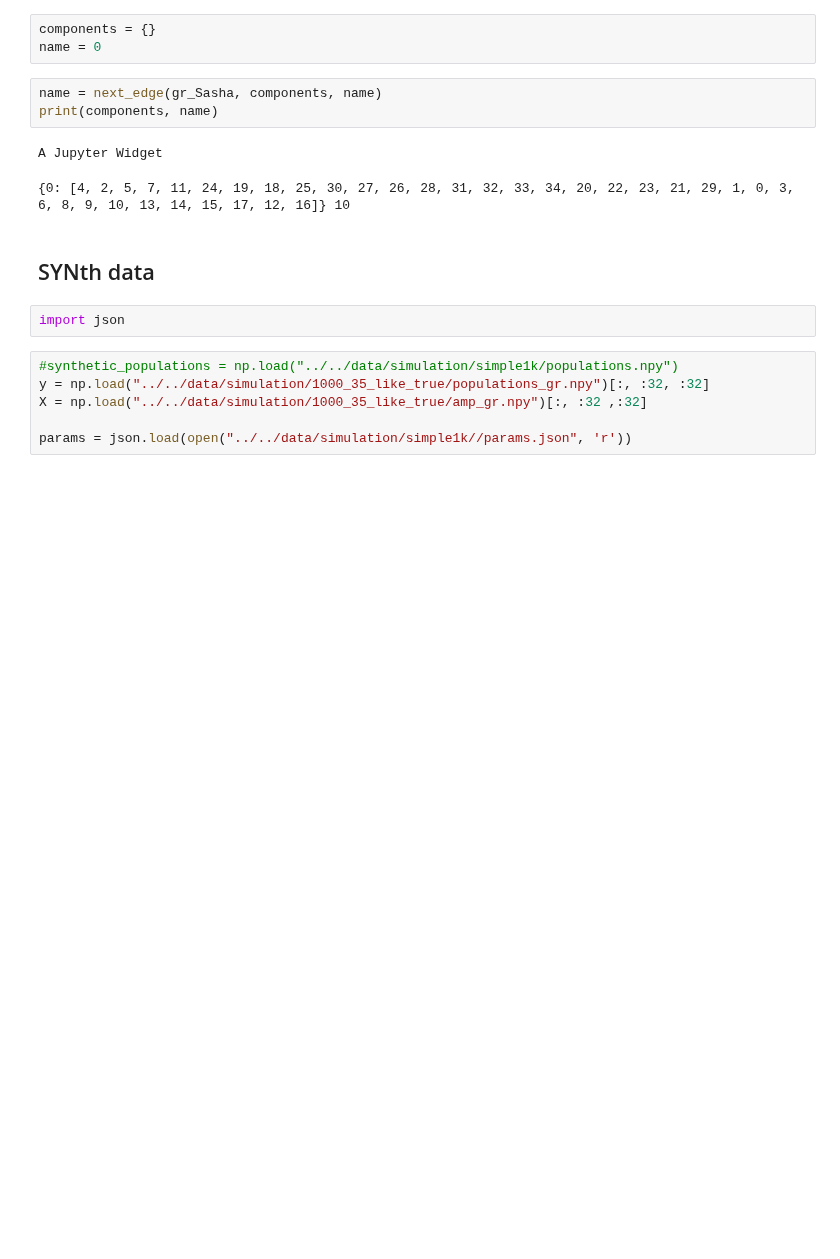
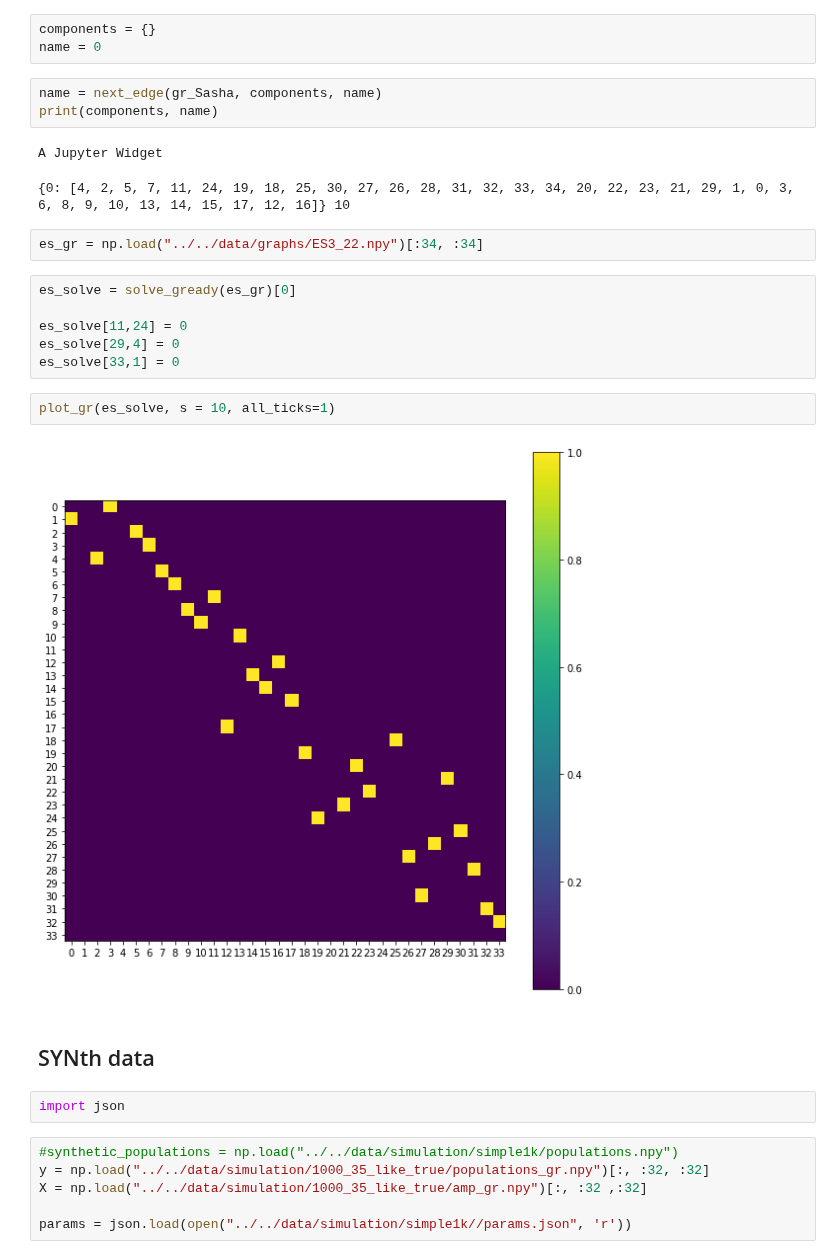
Before and after one commit to rykachevskiy/CRISPR, a Jupyter notebook: Graph_to_chains/hamiltonian path.ipynb, the cells around one changed output. Cells and saved outputs as stored; diff of their text form; blank space fills up the shorter version.

```diff
--- a/Graph_to_chains/hamiltonian path.ipynb
+++ b/Graph_to_chains/hamiltonian path.ipynb
@@ -183,6 +183,18 @@ print(components, name)
 # %% [output]
 A Jupyter Widget
 {0: [4, 2, 5, 7, 11, 24, 19, 18, 25, 30, 27, 26, 28, 31, 32, 33, 34, 20, 22, 23, 21, 29, 1, 0, 3, 6, 8, 9, 10, 13, 14, 15, 17, 12, 16]} 10
+# %%
+es_gr = np.load("../../data/graphs/ES3_22.npy")[:34, :34]
+# %%
+es_solve = solve_gready(es_gr)[0]
+
+es_solve[11,24] = 0
+es_solve[29,4] = 0
+es_solve[33,1] = 0
+# %%
+plot_gr(es_solve, s = 10, all_ticks=1)
+# %% [output]
+[figure, added]
 # %% [markdown]
 ## SYNth data
 # %%
```
Also changed, not shown: parts of 4 cells of this notebook, 2 other files.
